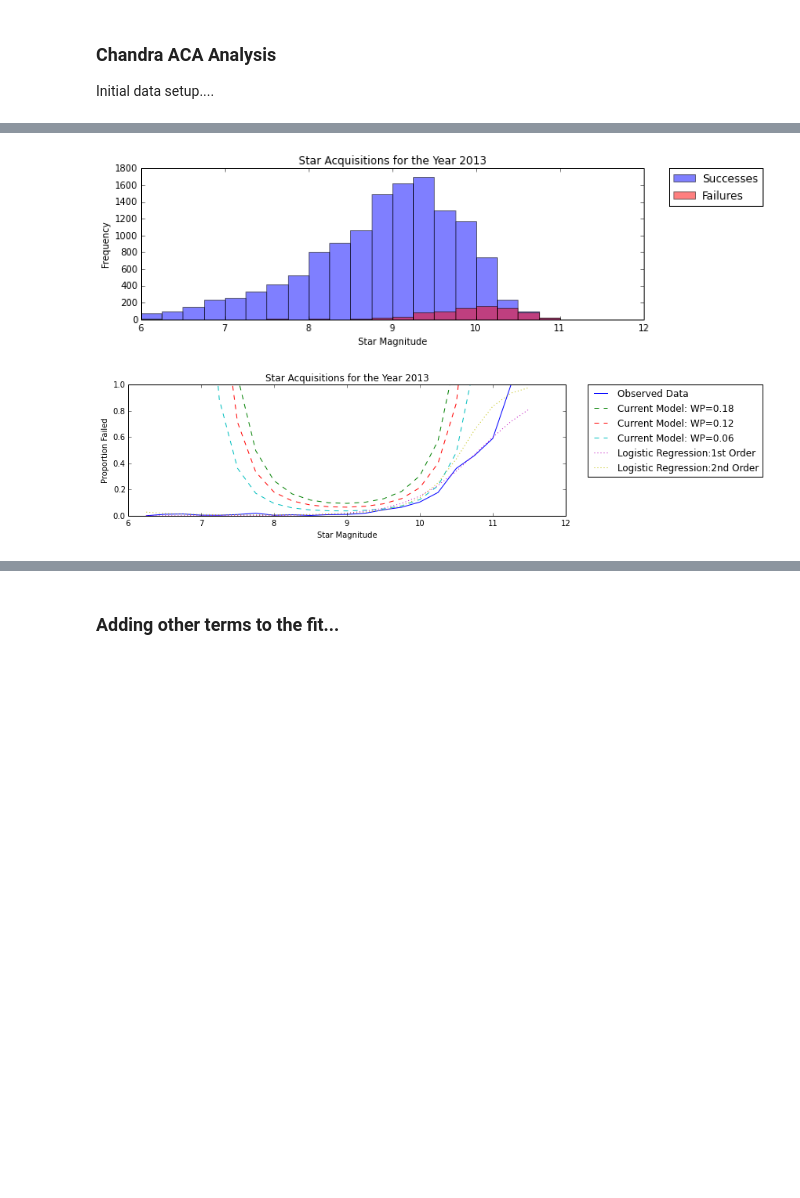
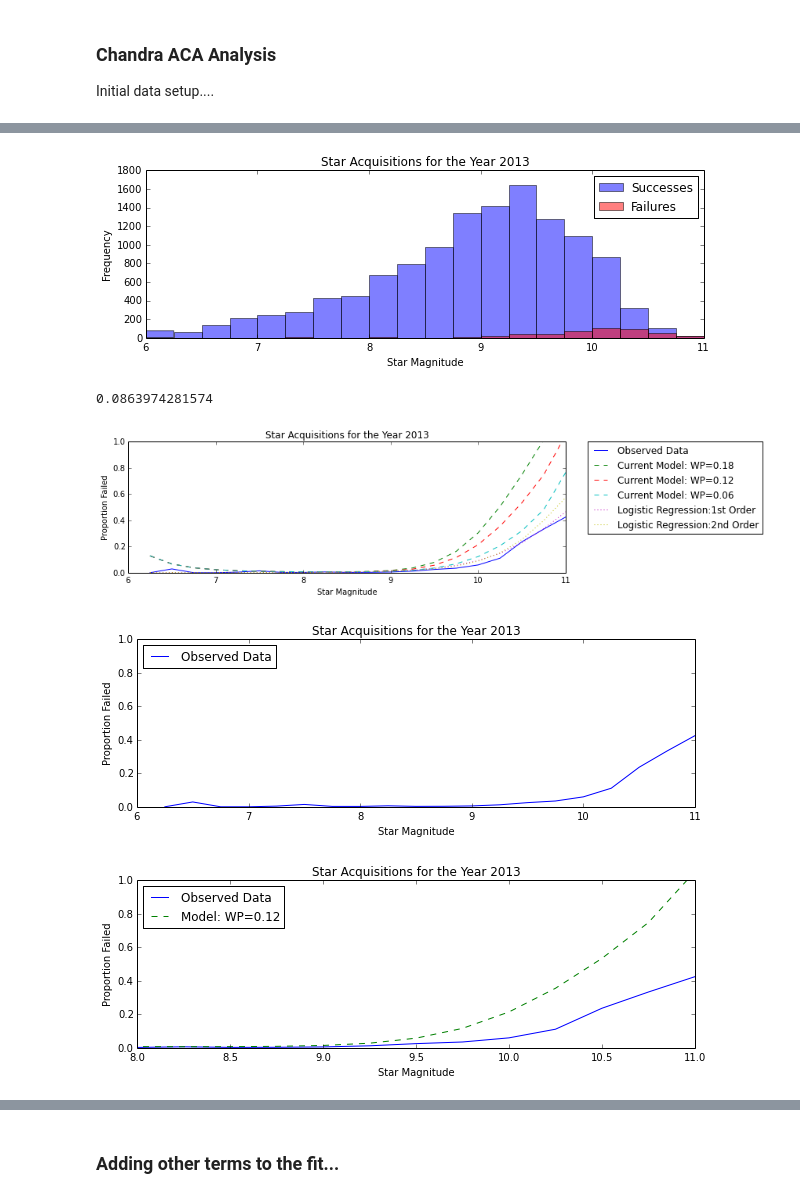
Before and after one commit to sot/aca_stats, a Jupyter notebook: bayesRegress/ChandraAnalysis.ipynb, the cells around one changed output, grey strips where cells are left out. Saved outputs shown, nothing was run; the diff lists cells and outputs as text; code cells hidden in the pictures; blank space fills up the shorter version.

```diff
--- a/bayesRegress/ChandraAnalysis.ipynb
+++ b/bayesRegress/ChandraAnalysis.ipynb
@@ -37,7 +43,7 @@ for acq in acq_data:
     acq.tstart_quarter = f.quarter_bin(acq.tstart_jyear)
 # %%
 #Subsetting the data to a particular year
-yr2013 = f.smlset(acq_data, 'year', 2013)
+yr2013 = f.smlset(acq_data, 'year', 2012)
 yr2013_s = f.smlset(yr2013, 'obc_id', 'ID')
 yr2013_f = f.smlset(yr2013, 'obc_id', 'NOID')
 # %%
@@ -56,12 +65,16 @@ nbins = np.arange(6,11.75,0.25)
 F = plt.figure()
 p1 = plt.hist(yr2013_s['mag'], bins=nbins, color='b', alpha=0.5, label="Successes")
 p2 = plt.hist(yr2013_f['mag'], bins=nbins, color='r', alpha=0.5, label="Failures")
-plt.legend(bbox_to_anchor=(1.05, 1), loc=2, borderaxespad=0.)
+lgd = plt.legend()
 F.set_size_inches(10,3)
+plt.xlim((6.,11.))
 plt.xlabel('Star Magnitude')
 plt.ylabel('Frequency')
 plt.title('Star Acquisitions for the Year 2013')
+F.savefig('2013_histogram.pdf',type='pdf', bbox_extra_artist=[lgd])
 plt.show()
+
+print(np.mean(yr2013['warm_pix']))
 
 failure_counts, bin_edges = np.histogram(yr2013_f['mag'], bins=nbins)
 success_counts, bin_edges = np.histogram(yr2013_s['mag'], bins=nbins)
@@ -70,7 +83,7 @@ percent_fail = failure_counts.astype(float) / total_counts
 
 def curProb(mag, N100):
     mag = mag - 10.
-    scale = 10**(0.18 + 0.99*mag + 0.49*mag*mag)
+    scale = 10**(0.18 + 0.99*mag - 0.49*mag*mag)
     offset = 10**(-1.49 + 0.89*mag + 0.28*mag*mag)
     return scale * N100 + offset
 
@@ -81,36 +94,69 @@ design = np.vstack((np.ones(len(yr2013['success'])),
 response = yr2013['success']
 test = np.vstack((np.ones(len(bin_edges[1:])),
                   bin_edges[1:],
                   bin_edges[1:]**2)).transpose()
 
 nlf2 = linear_model.LogisticRegression(C=1e10)
 nlf2.fit(design,response)
 
 nlf1 = linear_model.LogisticRegression(C=1e10)
 nlf1.fit(design[:,:2],response)
 
-
 F = plt.figure()
 p1, = plt.plot(bin_edges[1:], percent_fail)
 p2, = plt.plot(bin_edges[1:], curProb(bin_edges[1:], 0.18), linestyle="--")
 p3, = plt.plot(bin_edges[1:], curProb(bin_edges[1:], 0.12), linestyle="--")
 p4, = plt.plot(bin_edges[1:], curProb(bin_edges[1:], 0.06), linestyle="--")
 p5, = plt.plot(bin_edges[1:], nlf1.predict_proba(test[:,:2])[:,1], linestyle="dotted")
 p6, = plt.plot(bin_edges[1:], nlf2.predict_proba(test)[:,1], linestyle="dotted")
 plt.legend([p1,p2,p3,p4,p5,p6],
            ["Observed Data", "Current Model: WP=0.18",
             "Current Model: WP=0.12", "Current Model: WP=0.06",
             "Logistic Regression:1st Order", "Logistic Regression:2nd Order"],
            bbox_to_anchor=(1.05, 1), loc=2, borderaxespad=0.)
 plt.ylim((0.,1.))
+plt.xlim((6.,11.))
 F.set_size_inches(10,3)
 plt.xlabel('Star Magnitude')
 plt.ylabel('Proportion Failed')
 plt.title('Star Acquisitions for the Year 2013')
 plt.show()
+
+F = plt.figure()
+p1, = plt.plot(bin_edges[1:], percent_fail)
+plt.legend([p1],
+           ["Observed Data"], loc=2)
+plt.ylim((0.,1.))
+plt.xlim((6.,11.))
+F.set_size_inches(10,3)
+plt.xlabel('Star Magnitude')
+plt.ylabel('Proportion Failed')
+plt.title('Star Acquisitions for the Year 2013')
+F.savefig('2013_proportions_mag.pdf',type="pdf")
+plt.show()
+
+F = plt.figure()
+p1, = plt.plot(bin_edges[1:], percent_fail)
+# p2, = plt.plot(bin_edges[1:], curProb(bin_edges[1:], 0.18), linestyle="--")
+p3, = plt.plot(bin_edges[1:], curProb(bin_edges[1:], 0.12), linestyle="--")
+# p4, = plt.plot(bin_edges[1:], curProb(bin_edges[1:], 0.06), linestyle="--")
+plt.legend([p1,p3],
+           ["Observed Data",
+            "Model: WP=0.12"], loc=2)
+plt.ylim((0.,1.))
+plt.xlim((8.,11.))
+F.set_size_inches(10,3)
+plt.xlabel('Star Magnitude')
+plt.ylabel('Proportion Failed')
+plt.title('Star Acquisitions for the Year 2013')
+F.savefig('2013_current_model_fit_mag.pdf', type='pdf')
+plt.show()
 # %% [output]
-[figure, old version]
+[figure, new version]
+0.0863974281574
-[figure, old version]
+[figure, new version]
+[figure, added]
+[figure, added]
 # %%
 nbins = np.arange(0.05,0.18,0.01)
 
```
Also changed, not shown: parts of 15 cells of this notebook, 2 other files.
